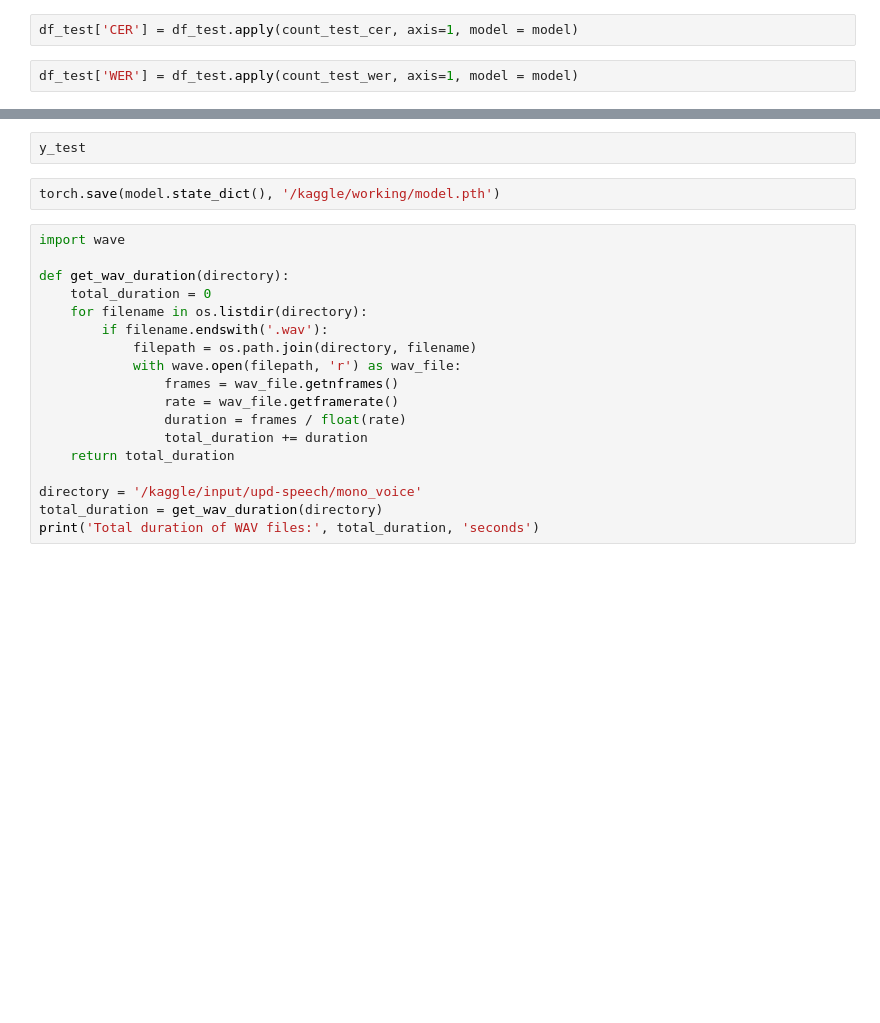
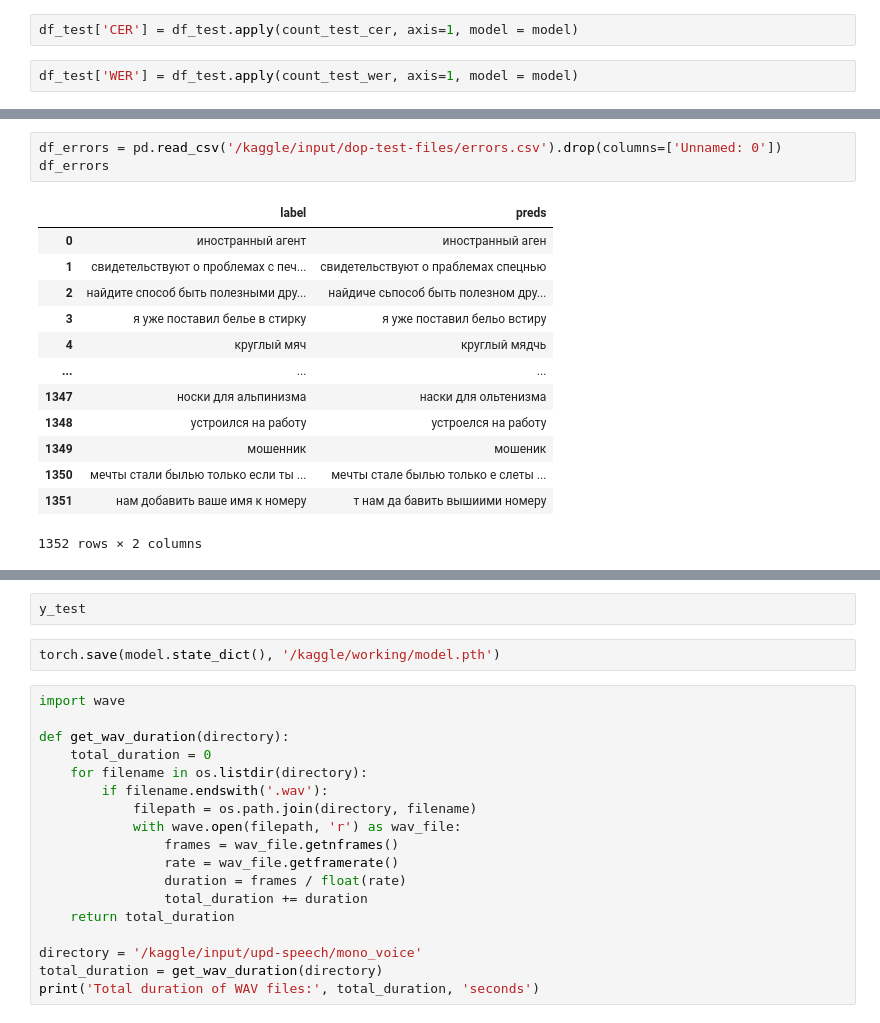
Before and after one commit to NickChudo/NeuralNetwork, a Jupyter notebook: pytorch-model.ipynb, the cells around one changed output, grey strips where cells are left out. Saved outputs shown, nothing was run; the diff lists cells and outputs as text; blank space fills up the shorter version.

```diff
--- a/pytorch-model.ipynb
+++ b/pytorch-model.ipynb
@@ -805,0 +655,17 @@ df_test['WER'] = df_test.apply(count_test_wer, axis=1, model = model)
+# %%
+df_errors = pd.read_csv('/kaggle/input/dop-test-files/errors.csv').drop(columns=['Unnamed: 0'])
+df_errors
+# %% [output]
+|  | label | preds |
+| 0 | иностранный агент | иностранный аген |
+| 1 | свидетельствуют о проблемах с печ... | свидетельствуют о праблемах спецнью |
+| 2 | найдите способ быть полезными дру... | найдиче сьпособ быть полезном дру... |
+| 3 | я уже поставил белье в стирку | я уже поставил бельо встиру |
+| 4 | круглый мяч | круглый мядчь |
+| ... | ... | ... |
+| 1347 | носки для альпинизма | наски для ольтенизма |
+| 1348 | устроился на работу | устроелся на работу |
+| 1349 | мошенник | мошеник |
+| 1350 | мечты стали былью только если ты ... | мечты стале былью только е слеты ... |
+| 1351 | нам добавить ваше имя к номеру | т нам да бавить вышиими номеру |
+1352 rows × 2 columns
```
Also changed, not shown: parts of 30 cells of this notebook.
